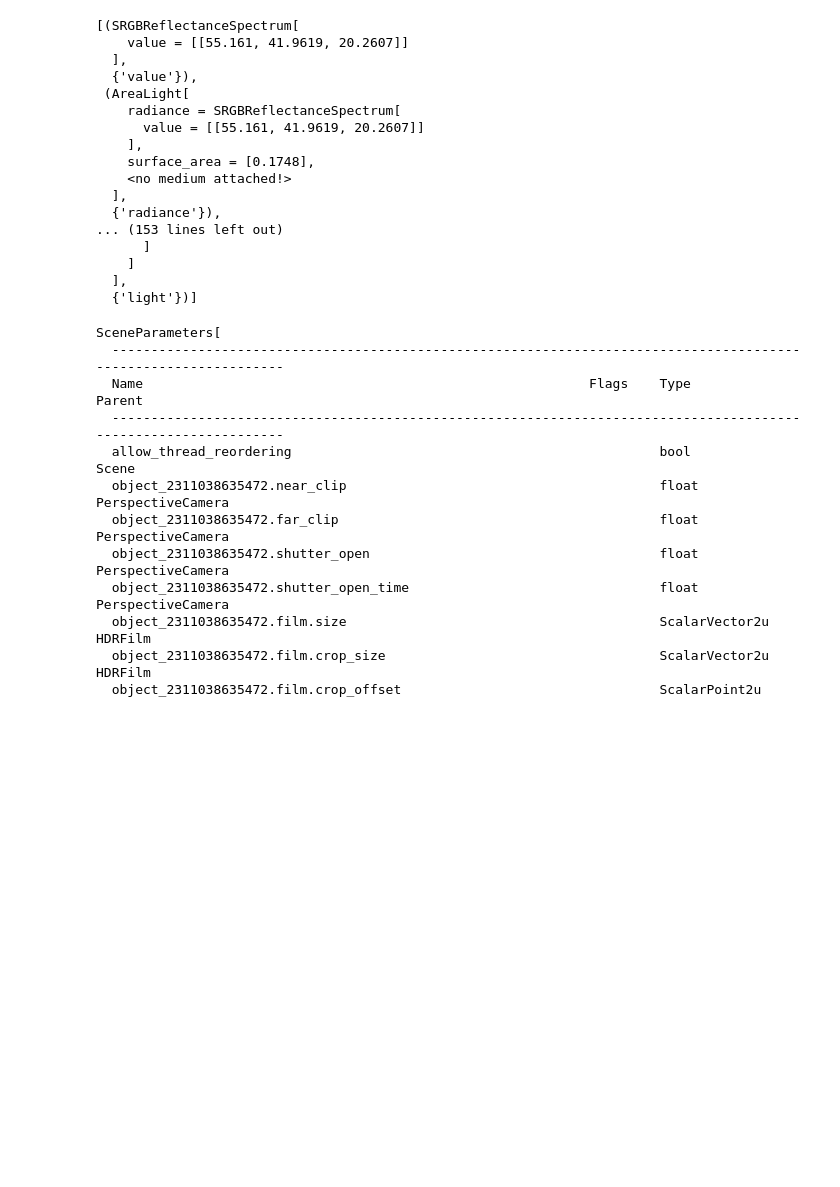
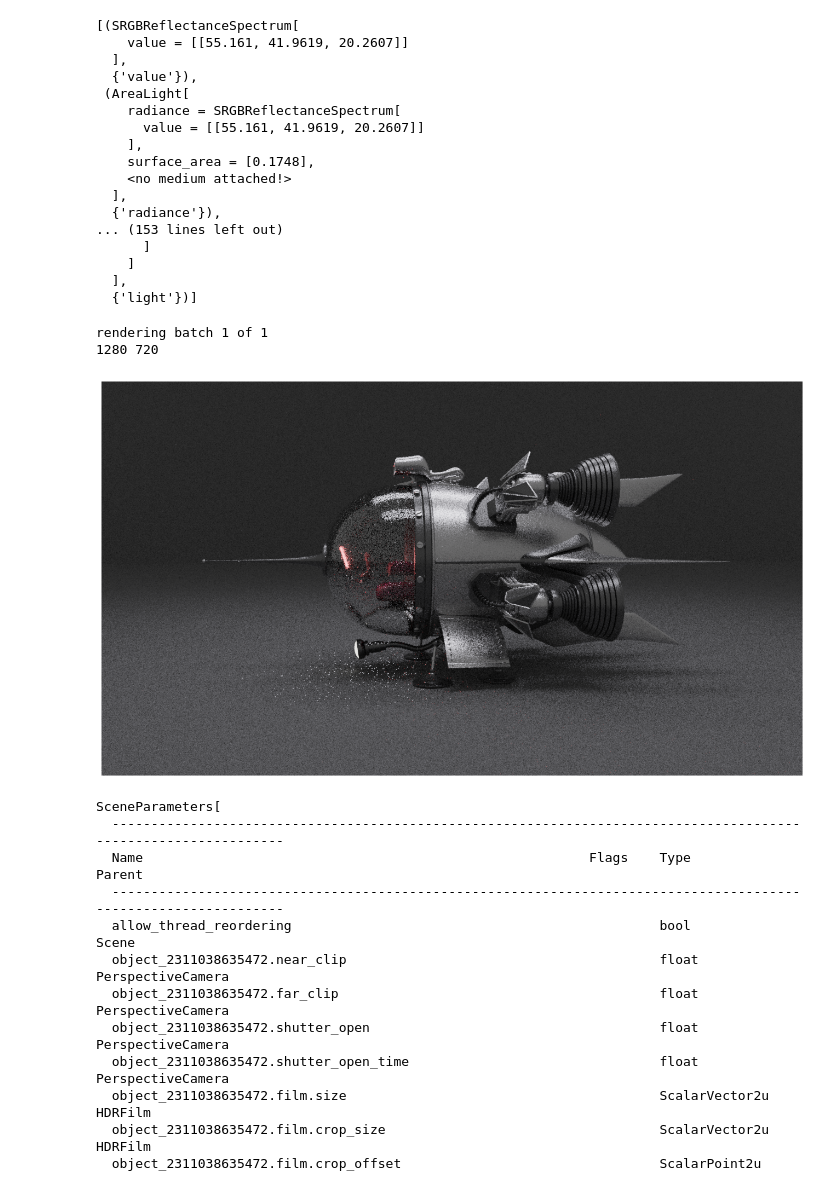
Before and after one commit to regorand/Masters, a Jupyter notebook: scripts/mitsuba_test.ipynb, the cells around one changed output. Saved outputs shown, nothing was run; the diff lists cells and outputs as text; code cells hidden in the pictures; blank space fills up the shorter version.

```diff
--- a/scripts/mitsuba_test.ipynb
+++ b/scripts/mitsuba_test.ipynb
@@ -397,6 +403,9 @@ import scenes
 # scene_name = "env_scene_sphere_metallic"
 # scene_name = "env_scene_sphere_dielectric"
 scene_name = "spaceship"
+# scene_name = "veach_ajar"
+# scene_name = "living_room_2"
+# scene_name = "cbox"
 
 # scene_name = "kitchen"
 # scene_name = "glossy_cbox"
@@ -413,48 +422,73 @@ if use_custom_size:
     params["sensor.film.size"] = mi.ScalarVector2u(w, h)
     params.update()
 
-batch_size = 2**10
-num_batches = 2**5
+batch_size = 2**3
+num_batches = 1 # 2**4
 
 out_buffer = None
 out_img_dr = None
 for i in range(num_batches):
-    img = mi.render(scene, spp=batch_size, seed=mi.UInt32(random.randint(0, 1000000)))
+    print(f"rendering batch {i + 1} of {num_batches}")
+    img = mi.render(scene, spp=batch_size,  seed=mi.UInt32(random.randint(0, 1000000)))
     if out_img_dr is None:
         out_img_dr = img
     else:
         out_img_dr += img
 
     if out_buffer is None:
         out_buffer = np.array(img, dtype=np.float32)
     else:
         out_buffer += np.array(img, dtype=np.float32)
 
 
 out_buffer /= num_batches
 out_img_dr /= num_batches
 
 ref_dir = "../../thesis_assets/images/references"
 file_path_no_ext = f"{ref_dir}/reference_{scene_name}"
 
-mi.util.write_bitmap(f"{file_path_no_ext}.exr", out_img_dr)
+# mi.util.write_bitmap(f"{file_path_no_ext}.exr", out_img_dr)
+
+# mi.util.write_bitmap(f"{file_path_no_ext}_test.png", utils.tonemap(out_img_dr))
+
+H_s, W_s = img.shape[:2]
+print(W_s, H_s)
+img = utils.gamma_correct(utils.tonemap(out_buffer))
+
+img = np.astype(img * 255, np.uint8)
+
+dpi_scale = 100
+fig = plt.figure(frameon=False)
+
+fig.set_size_inches(W_s / dpi_scale, H_s / dpi_scale)
+ax = plt.Axes(fig, [0, 0, 1, 1])
+ax.set_axis_off()
+fig.add_axes(ax)
+
+ax.imshow(img, interpolation='none', aspect='auto')
+fig.savefig(f"{file_path_no_ext}_test.png", dpi=dpi_scale, bbox_inches='tight', pad_inches=0)
+
 # mi.util.write_bitmap(f"{file_path_no_ext}.png", out_img_dr)
 
 # tone_mapped_image = utils.tonemap(out_img_dr)
 # gamma_correct_and_tm = tone_mapped_image ** (2.2)
 # clipped_image = dr.clip(out_img_dr, 0.0, 1.0)
 
 # mi.util.write_bitmap(f"{file_path_no_ext}_tonemapped.exr", tone_mapped_image)
 # mi.util.write_bitmap(f"{file_path_no_ext}_gc_tm.exr", gamma_correct_and_tm)
 # mi.util.write_bitmap(f"{file_path_no_ext}_clipped.exr", clipped_image)
 
 
 # img_tm = utils.tonemap(img)
 
 # img_np = np.clip(out_buffer, 0.0, 1.0)
 # img_np = (img_np * 255).astype(np.uint8)
 
-# Image.fromarray(img_np, 'RGB').save(f"{file_path_no_ext}.png")
+# Image.fromarray(np.astype(img * 255, np.uint8), 'RGB').save(f"{file_path_no_ext}_test.png")
+# %% [output]
+rendering batch 1 of 1
+1280 720
+[figure, added]
 # %%
 print(params)
 # %% [output]
```
Also changed, not shown: parts of 1 cell of this notebook, 5 other files.
